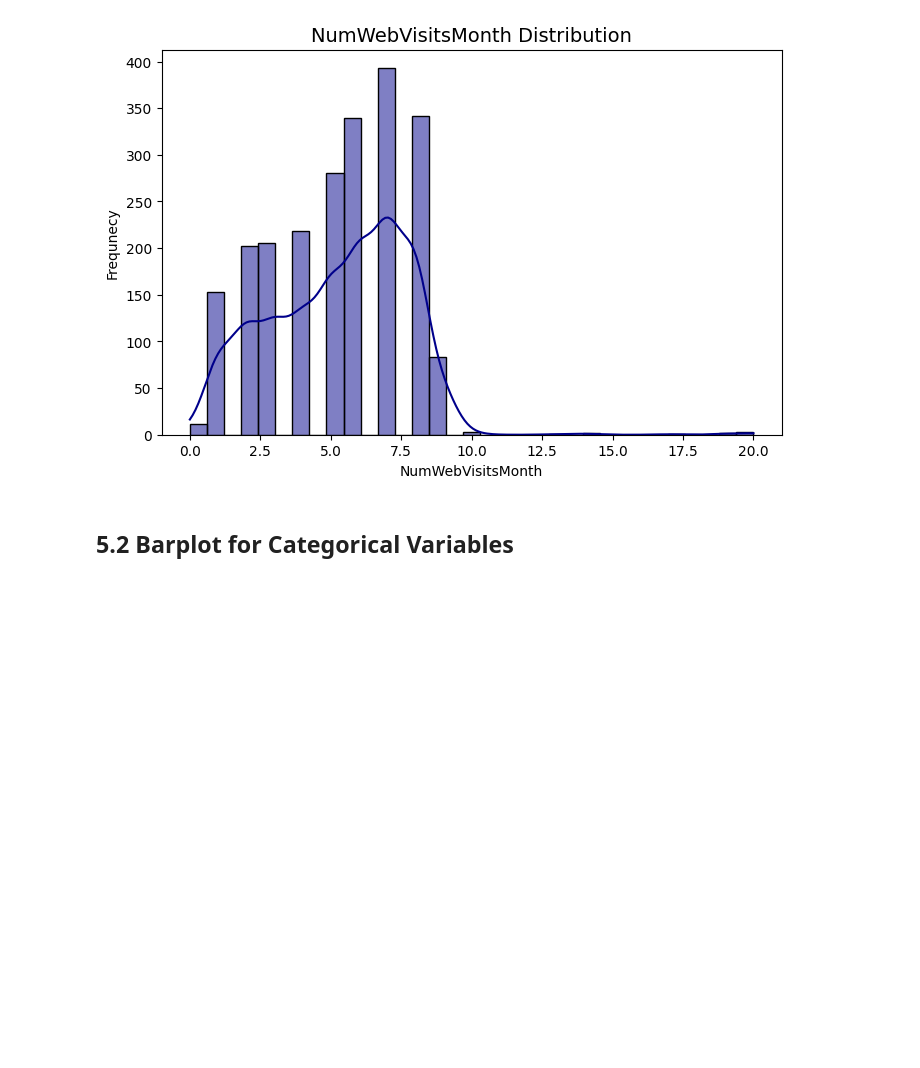
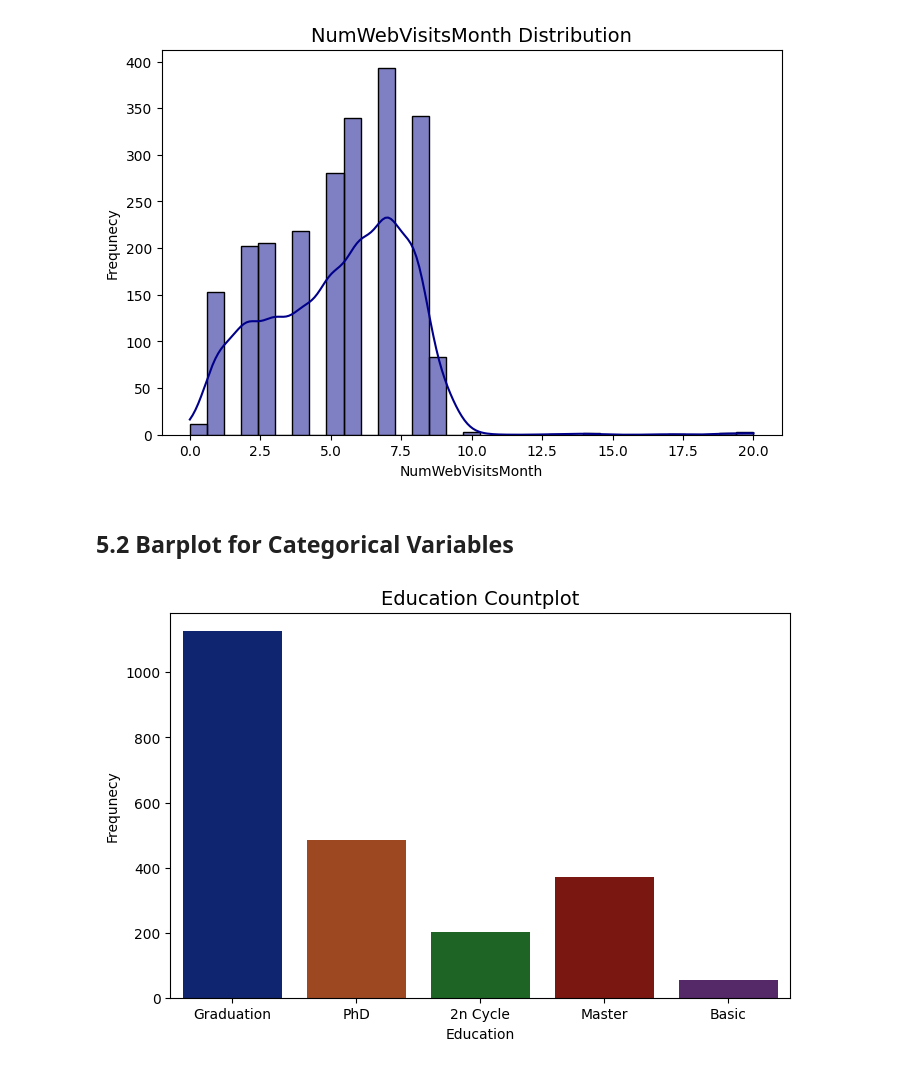
Before and after one commit to mohammadreza-mohammadi94/DataAnalysis-And-MachineLearning, a Jupyter notebook: Marketing Data/Marketing Campain.ipynb, the cells around one changed output. Cells and saved outputs as stored; diff of their text form; code cells hidden in the pictures; blank space fills up the shorter version.

```diff
--- a/Marketing Data/Marketing Campain.ipynb
+++ b/Marketing Data/Marketing Campain.ipynb
@@ -453,5 +457,14 @@ dist('NumWebVisitsMonth')
 # %% [markdown]
 ## 5.2 Barplot for Categorical Variables <a id=5.2></a>
 # %%
-def barplot(col):
-    plt.fifugre(figsize=(8, 5))
+def countplot(col):
+    plt.figure(figsize=(8, 5))
+    sns.countplot(data=df, x=col, palette='dark')
+    plt.title(f"{col} Countplot", fontsize=14)
+    plt.xlabel(f"{col}", fontsize=10)
+    plt.ylabel("Frequnecy", fontsize=10)
+    plt.show()
+# %%
+countplot("Education")
+# %% [output]
+[figure, added]
```
Also changed, not shown: parts of 11 cells of this notebook.
